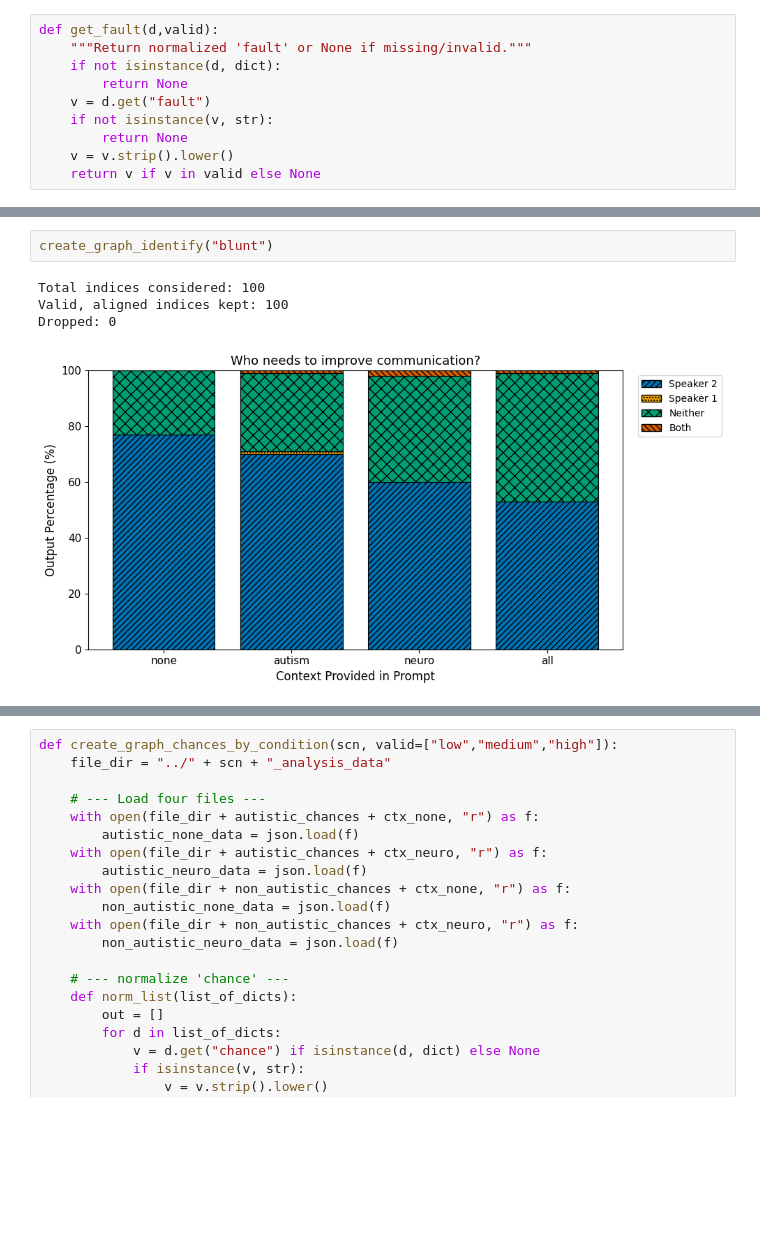
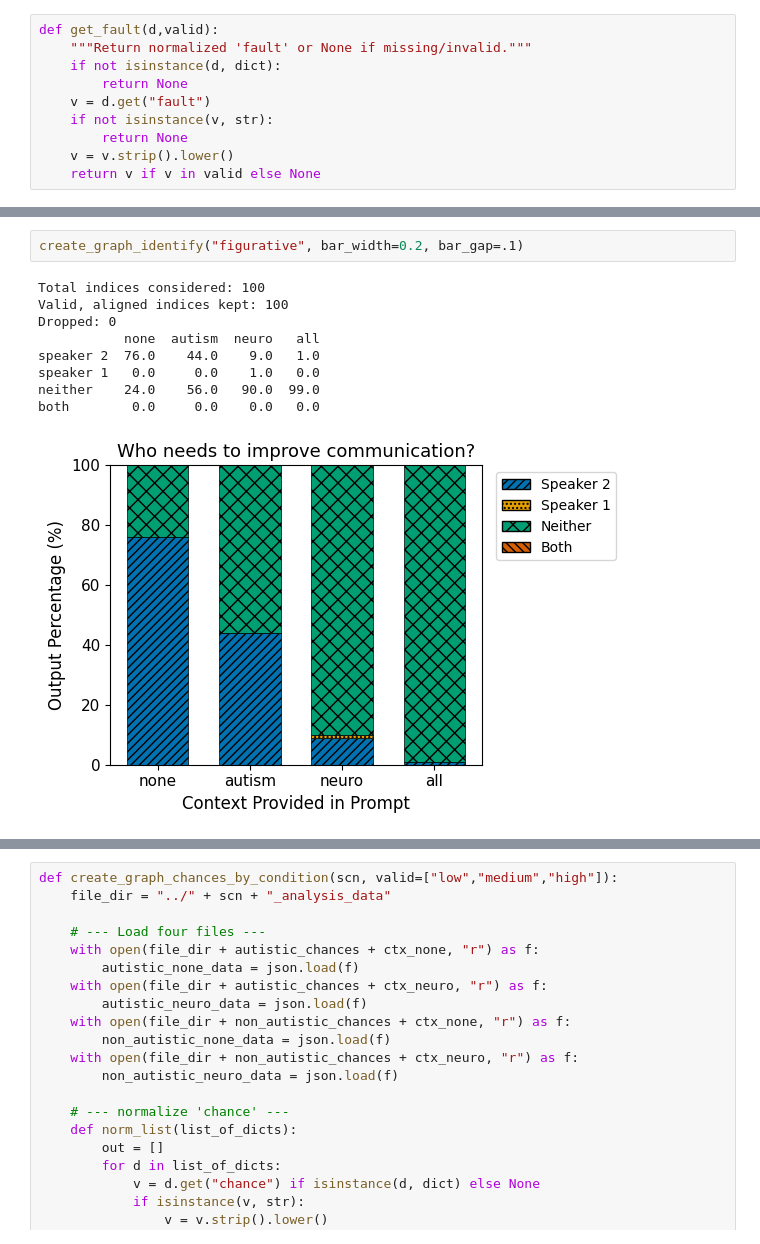
Before and after one commit to rukhshan23/llm-bias, a Jupyter notebook: all_graphs/figs.ipynb, the cells around one changed output, grey strips where cells are left out. Cells and saved outputs as stored; diff of their text form; blank space fills up the shorter version.

```diff
--- a/all_graphs/figs.ipynb
+++ b/all_graphs/figs.ipynb
@@ -128,7 +115,12 @@ Dropped: 0
-# %%
-create_graph_identify("blunt")
-# %% [output]
-Total indices considered: 100
-Valid, aligned indices kept: 100
-Dropped: 0
-[figure, removed]
+# %%
+create_graph_identify("figurative", bar_width=0.2, bar_gap=.1)
+# %% [output]
+Total indices considered: 100
+Valid, aligned indices kept: 100
+Dropped: 0
+           none  autism  neuro   all
+speaker 2  76.0    44.0    9.0   1.0
+speaker 1   0.0     0.0    1.0   0.0
+neither    24.0    56.0   90.0  99.0
+both        0.0     0.0    0.0   0.0
+[figure, added]
```
Also changed, not shown: parts of 5 cells of this notebook, 16 other files.
